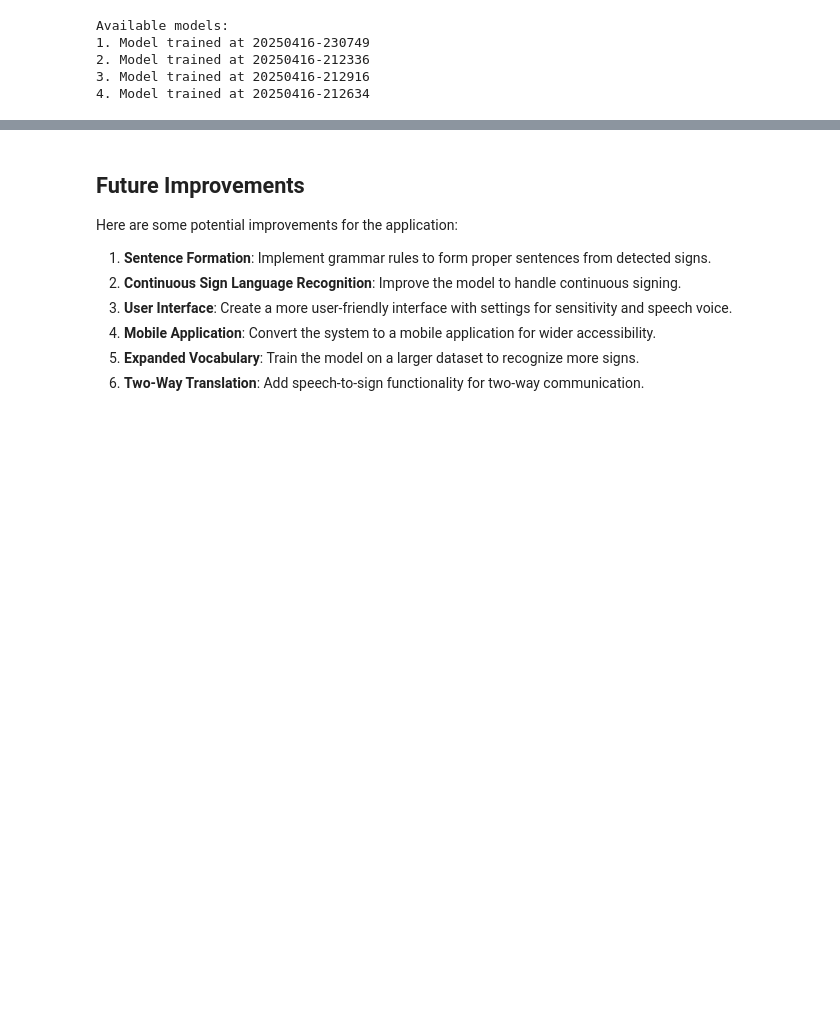
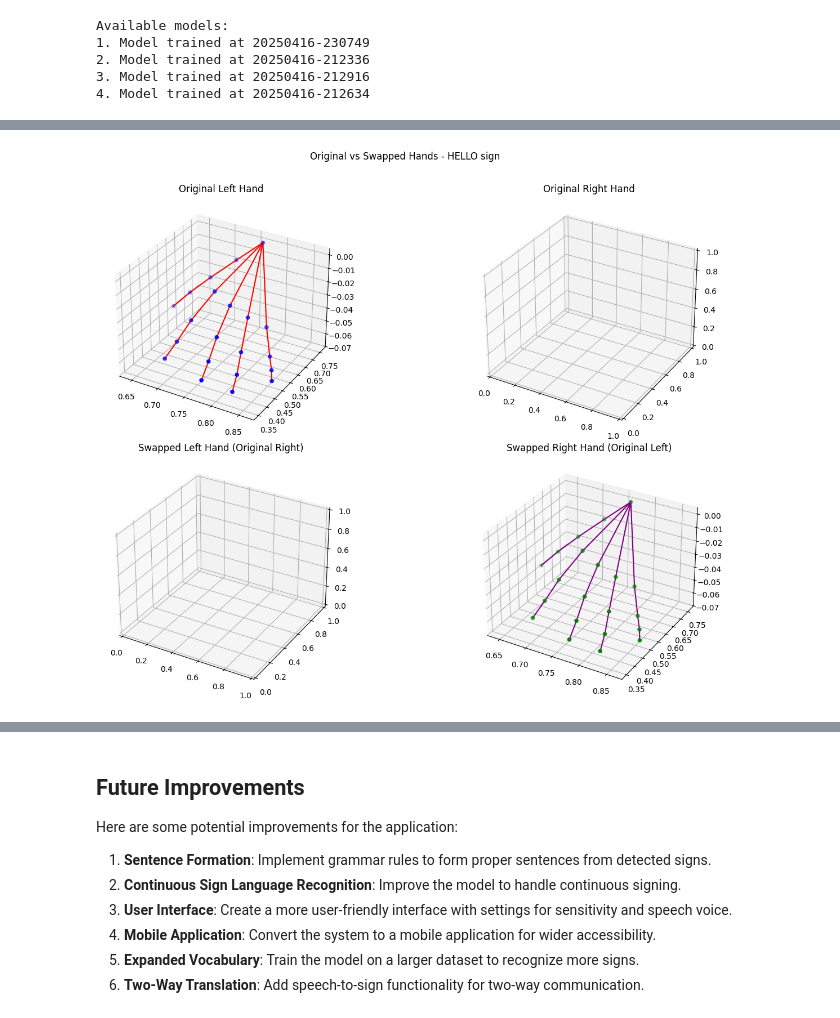
Before and after one commit to man0405/Sign-Language-Detection, a Jupyter notebook: test.ipynb, the cells around one changed output, grey strips where cells are left out. Cells and saved outputs as stored; diff of their text form; code cells hidden in the pictures; blank space fills up the shorter version.

```diff
--- a/test.ipynb
+++ b/test.ipynb
@@ -352,7 +576,7 @@ Run the cell below to launch TensorBoard. You can view the training metrics in a
 # Alternative ways to run TensorBoard
 
 # Method 1: Using %tensorboard magic command (already tried)
-tb_path = os.path.join(os.getcwd(), 'runs')
+tb_path = os.path.join(get_runs_path())
 print(f"Launching TensorBoard from directory: {tb_path}")
 
 try:
@@ -501,0 +901,93 @@ Available models:
+# %%
+def visualize_hand_swap(action='hello', seq_idx=0, frame_idx=15):
+    """Visualize a comparison of original vs hand-swapped keypoints."""
+    import matplotlib.pyplot as plt
+    from mpl_toolkits.mplot3d import Axes3D
+    import numpy as np
+
+    # Load a sample frame
+    frame_path = os.path.join('data', action, str(seq_idx), f"{frame_idx}.npy")
+    if not os.path.exists(frame_path):
+        print(f"File not found: {frame_path}")
+        return
+
+    # Load keypoints
+    keypoints = np.load(frame_path)
+    swapped_keypoints = swap_hands(keypoints)
+
+    # Extract hands from original and swapped data
+    orig_left_hand = keypoints[:63].reshape(21, 3)
+    orig_right_hand = keypoints[63:126].reshape(21, 3)
+
+    swapped_left_hand = swapped_keypoints[:63].reshape(21, 3)
+    swapped_right_hand = swapped_keypoints[63:126].reshape(21, 3)
+
+    # Create figure with 2x2 subplots
+    fig = plt.figure(figsize=(15, 10))
+    fig.suptitle(f"Original vs Swapped Hands - {action.upper()} sign")
+
+    # Define connections between landmarks for visualization
+    connections = [
+        # Thumb
+        (0, 1), (1, 2), (2, 3), (3, 4),
+        # Index finger
+        (0, 5), (5, 6), (6, 7), (7, 8),
+        # Middle finger
+        (0, 9), (9, 10), (10, 11), (11, 12),
+        # Ring finger
+        (0, 13), (13, 14), (14, 15), (15, 16),
+        # Pinky
+        (0, 17), (17, 18), (18, 19), (19, 20)
+    ]
+
+    # Plot original left hand
+    ax1 = fig.add_subplot(221, projection='3d')
+    if np.any(orig_left_hand != 0):
+        ax1.scatter(orig_left_hand[:, 0], orig_left_hand[:, 1], orig_left_hand[:, 2], c='b', marker='o')
+        for start, end in connections:
+            ax1.plot([orig_left_hand[start, 0], orig_left_hand[end, 0]],
+                     [orig_left_hand[start, 1], orig_left_hand[end, 1]],
+                     [orig_left_hand[start, 2], orig_left_hand[end, 2]], 'r')
+    ax1.set_title("Original Left Hand")
+
+    # Plot original right hand
+    ax2 = fig.add_subplot(222, projection='3d')
+    if np.any(orig_right_hand != 0):
+        ax2.scatter(orig_right_hand[:, 0], orig_right_hand[:, 1], orig_right_hand[:, 2], c='b', marker='o')
+        for start, end in connections:
+            ax2.plot([orig_right_hand[start, 0], orig_right_hand[end, 0]],
+                     [orig_right_hand[start, 1], orig_right_hand[end, 1]],
+                     [orig_right_hand[start, 2], orig_right_hand[end, 2]], 'r')
+    ax2.set_title("Original Right Hand")
+
+    # Plot swapped left hand
+    ax3 = fig.add_subplot(223, projection='3d')
+    if np.any(swapped_left_hand != 0):
+        ax3.scatter(swapped_left_hand[:, 0], swapped_left_hand[:, 1], swapped_left_hand[:, 2], c='g', marker='o')
+        for start, end in connections:
+            ax3.plot([swapped_left_hand[start, 0], swapped_left_hand[end, 0]],
+                     [swapped_left_hand[start, 1], swapped_left_hand[end, 1]],
+                     [swapped_left_hand[start, 2], swapped_left_hand[end, 2]], 'purple')
+    ax3.set_title("Swapped Left Hand (Original Right)")
+
+    # Plot swapped right hand
+    ax4 = fig.add_subplot(224, projection='3d')
+    if np.any(swapped_right_hand != 0):
+        ax4.scatter(swapped_right_hand[:, 0], swapped_right_hand[:, 1], swapped_right_hand[:, 2], c='g', marker='o')
+        for start, end in connections:
+            ax4.plot([swapped_right_hand[start, 0], swapped_right_hand[end, 0]],
+                     [swapped_right_hand[start, 1], swapped_right_hand[end, 1]],
+                     [swapped_right_hand[start, 2], swapped_right_hand[end, 2]], 'purple')
+    ax4.set_title("Swapped Right Hand (Original Left)")
+
+    plt.tight_layout()
+    plt.subplots_adjust(top=0.9)
+    plt.show()
+
+# Visualize the hand swapping on a sample
+try:
+    visualize_hand_swap(action='hello', seq_idx=0, frame_idx=15)
+except Exception as e:
+    print(f"Error visualizing hand swap: {str(e)}")
+# %% [output]
+[figure, added]
```
Also changed, not shown: parts of 18 cells of this notebook, 7 other files.
